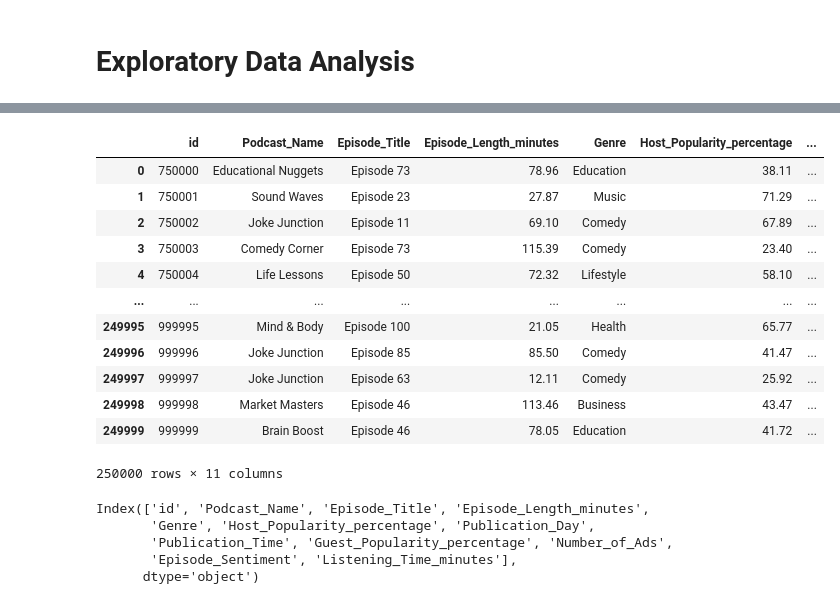
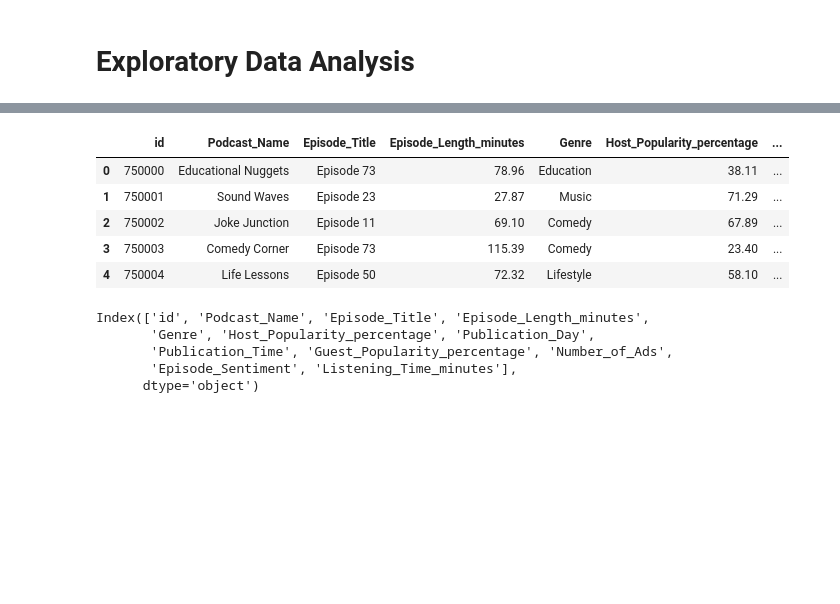
Before and after one commit to Elvis-Jekir/podcast_prediction, a Jupyter notebook: Podcast_Prediction.ipynb, the cells around one changed output, grey strips where cells are left out. Drawn from its saved outputs; the diff is of its cells as text; code cells hidden in the pictures; blank space fills up the shorter version.

```diff
--- a/Podcast_Prediction.ipynb
+++ b/Podcast_Prediction.ipynb
@@ -61,17 +51,11 @@ train_df
 # %%
-test_df
+# Visualizing test set
+test_df.head()
 # %% [output]
 |  | id | Podcast_Name | Episode_Title | Episode_Length_minutes | Genre | Host_Popularity_percentage | ... |
 | 0 | 750000 | Educational Nuggets | Episode 73 | 78.96 | Education | 38.11 | ... |
 | 1 | 750001 | Sound Waves | Episode 23 | 27.87 | Music | 71.29 | ... |
 | 2 | 750002 | Joke Junction | Episode 11 | 69.10 | Comedy | 67.89 | ... |
 | 3 | 750003 | Comedy Corner | Episode 73 | 115.39 | Comedy | 23.40 | ... |
 | 4 | 750004 | Life Lessons | Episode 50 | 72.32 | Lifestyle | 58.10 | ... |
-| ... | ... | ... | ... | ... | ... | ... | ... |
-| 249995 | 999995 | Mind & Body | Episode 100 | 21.05 | Health | 65.77 | ... |
-| 249996 | 999996 | Joke Junction | Episode 85 | 85.50 | Comedy | 41.47 | ... |
-| 249997 | 999997 | Joke Junction | Episode 63 | 12.11 | Comedy | 25.92 | ... |
-| 249998 | 999998 | Market Masters | Episode 46 | 113.46 | Business | 43.47 | ... |
-| 249999 | 999999 | Brain Boost | Episode 46 | 78.05 | Education | 41.72 | ... |
-250000 rows × 11 columns
 # %%
```
Also changed, not shown: parts of 6 cells of this notebook.
